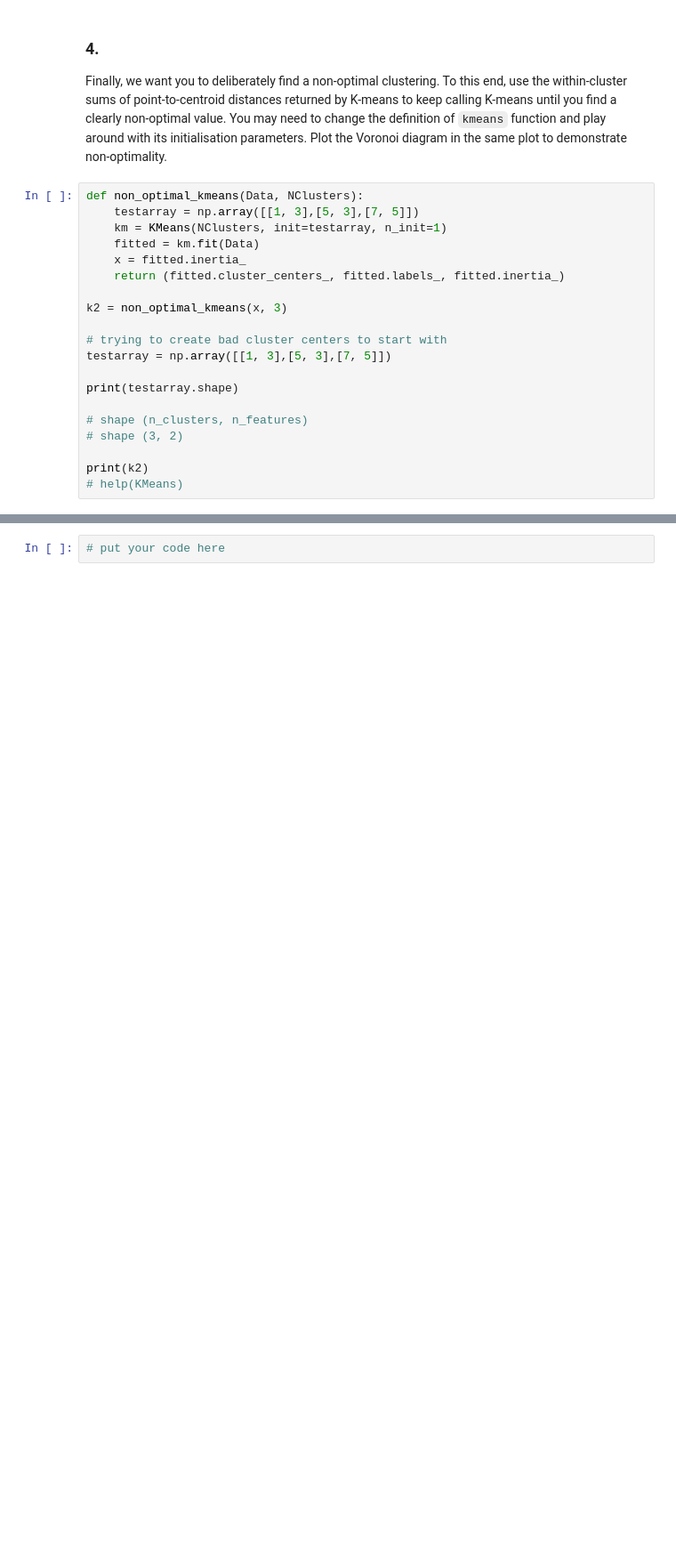
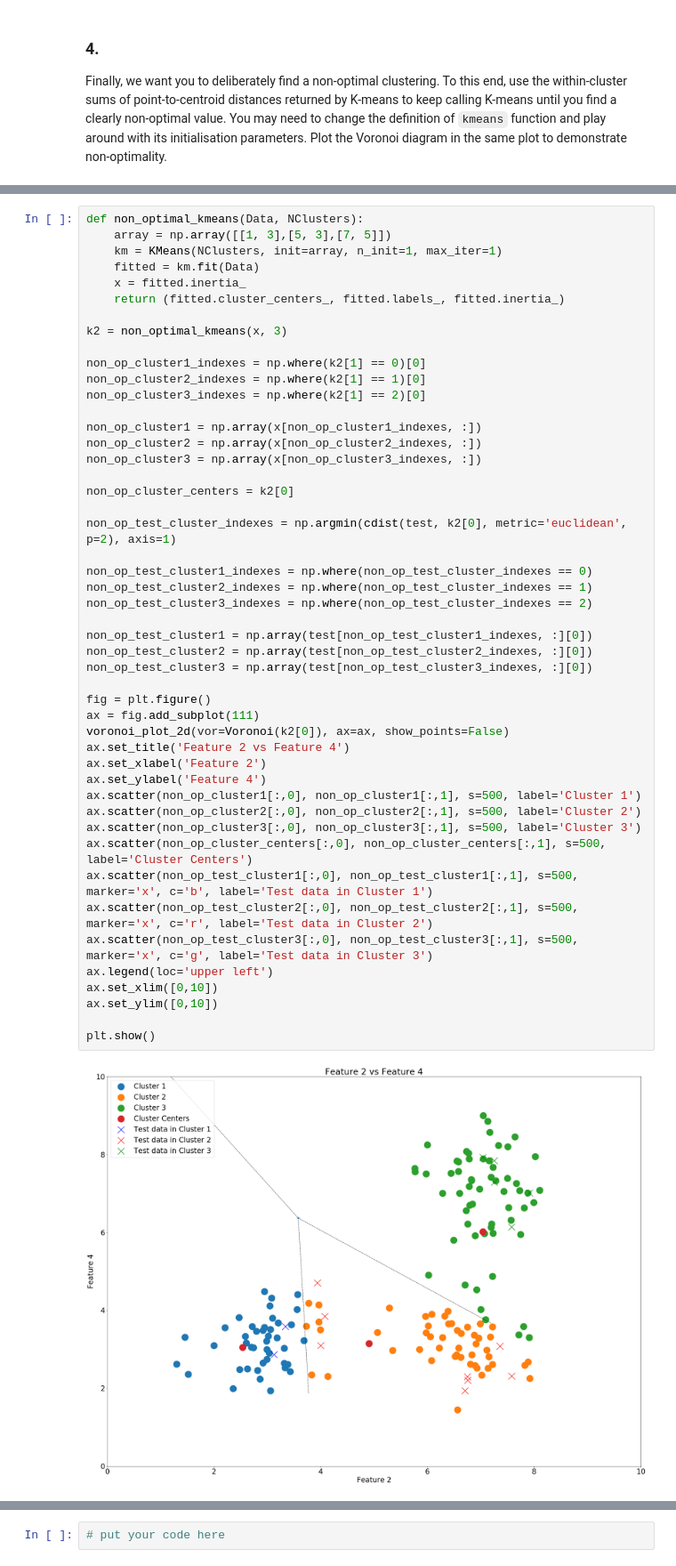
Before and after one commit to ainsleyrutterford/Clustering-and-Classifying-Data, a Jupyter notebook: cw1.ipynb, the cells around one changed output, grey strips where cells are left out. Shown at 89% size. Drawn from its saved outputs; the diff is of its cells as text; blank space fills up the shorter version.

```diff
--- a/cw1.ipynb
+++ b/cw1.ipynb
@@ -150,23 +154,3 @@ Put here any comments
 # %% [markdown]
 ### 4. ###
 Finally, we want you to deliberately find a non-optimal clustering. To this end, use the within-cluster sums of point-to-centroid distances returned by K-means to keep calling K-means until you find a clearly non-optimal value. You may need to change the definition of `kmeans` function and play around with its initialisation parameters. Plot the Voronoi diagram in the same plot to demonstrate non-optimality.
-# %%
-def non_optimal_kmeans(Data, NClusters):
-    testarray = np.array([[1, 3],[5, 3],[7, 5]])
-    km = KMeans(NClusters, init=testarray, n_init=1)
-    fitted = km.fit(Data)
-    x = fitted.inertia_
-    return (fitted.cluster_centers_, fitted.labels_, fitted.inertia_)
-
-k2 = non_optimal_kmeans(x, 3)
-
-# trying to create bad cluster centers to start with
-testarray = np.array([[1, 3],[5, 3],[7, 5]])
-
-print(testarray.shape)
-
-# shape (n_clusters, n_features)
-# shape (3, 2)
-
-print(k2)
-# help(KMeans)
@@ -187,0 +157,50 @@ Put here any comments
+# %%
+def non_optimal_kmeans(Data, NClusters):
+    array = np.array([[1, 3],[5, 3],[7, 5]])
+    km = KMeans(NClusters, init=array, n_init=1, max_iter=1)
+    fitted = km.fit(Data)
+    x = fitted.inertia_
+    return (fitted.cluster_centers_, fitted.labels_, fitted.inertia_)
+
+k2 = non_optimal_kmeans(x, 3)
+
+non_op_cluster1_indexes = np.where(k2[1] == 0)[0]
+non_op_cluster2_indexes = np.where(k2[1] == 1)[0]
+non_op_cluster3_indexes = np.where(k2[1] == 2)[0]
+
+non_op_cluster1 = np.array(x[non_op_cluster1_indexes, :])
+non_op_cluster2 = np.array(x[non_op_cluster2_indexes, :])
+non_op_cluster3 = np.array(x[non_op_cluster3_indexes, :])
+
+non_op_cluster_centers = k2[0]
+
+non_op_test_cluster_indexes = np.argmin(cdist(test, k2[0], metric='euclidean', p=2), axis=1)
+
+non_op_test_cluster1_indexes = np.where(non_op_test_cluster_indexes == 0)
+non_op_test_cluster2_indexes = np.where(non_op_test_cluster_indexes == 1)
+non_op_test_cluster3_indexes = np.where(non_op_test_cluster_indexes == 2)
+
+non_op_test_cluster1 = np.array(test[non_op_test_cluster1_indexes, :][0])
+non_op_test_cluster2 = np.array(test[non_op_test_cluster2_indexes, :][0])
+non_op_test_cluster3 = np.array(test[non_op_test_cluster3_indexes, :][0])
+
+fig = plt.figure()
+ax = fig.add_subplot(111)
+voronoi_plot_2d(vor=Voronoi(k2[0]), ax=ax, show_points=False)
+ax.set_title('Feature 2 vs Feature 4')
+ax.set_xlabel('Feature 2')
+ax.set_ylabel('Feature 4')
+ax.scatter(non_op_cluster1[:,0], non_op_cluster1[:,1], s=500, label='Cluster 1')
+ax.scatter(non_op_cluster2[:,0], non_op_cluster2[:,1], s=500, label='Cluster 2')
+ax.scatter(non_op_cluster3[:,0], non_op_cluster3[:,1], s=500, label='Cluster 3')
+ax.scatter(non_op_cluster_centers[:,0], non_op_cluster_centers[:,1], s=500, label='Cluster Centers')
+ax.scatter(non_op_test_cluster1[:,0], non_op_test_cluster1[:,1], s=500, marker='x', c='b', label='Test data in Cluster 1')
+ax.scatter(non_op_test_cluster2[:,0], non_op_test_cluster2[:,1], s=500, marker='x', c='r', label='Test data in Cluster 2')
+ax.scatter(non_op_test_cluster3[:,0], non_op_test_cluster3[:,1], s=500, marker='x', c='g', label='Test data in Cluster 3')
+ax.legend(loc='upper left')
+ax.set_xlim([0,10])
+ax.set_ylim([0,10])
+
+plt.show()
+# %% [output]
+[figure, added]
```
Also changed, not shown: parts of 6 cells of this notebook.
